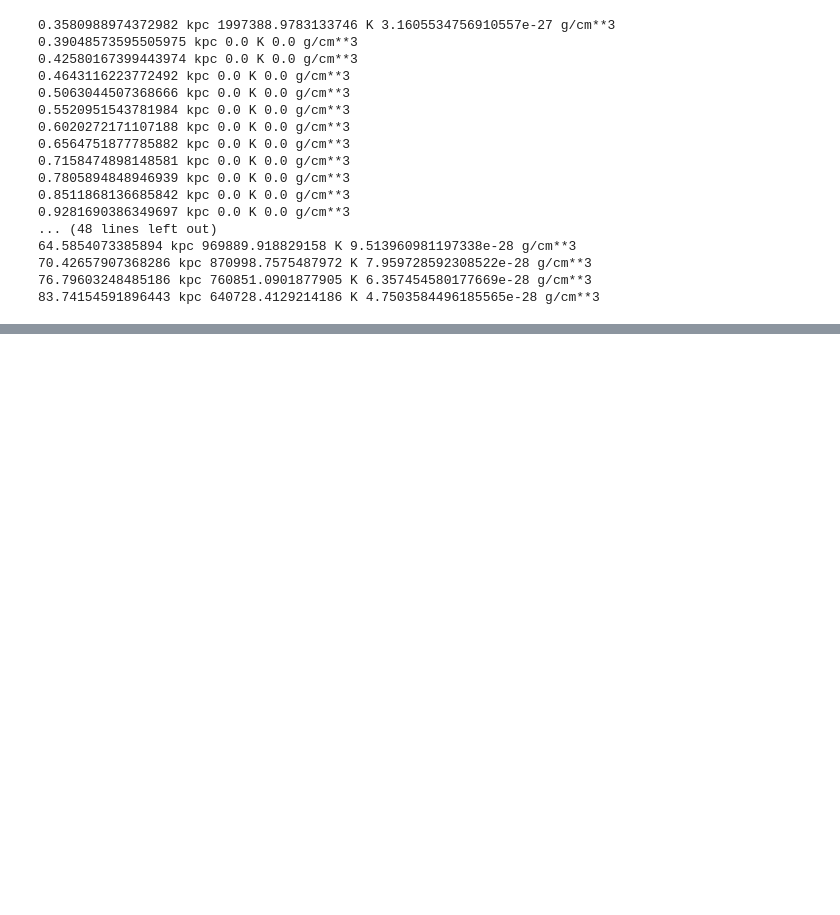
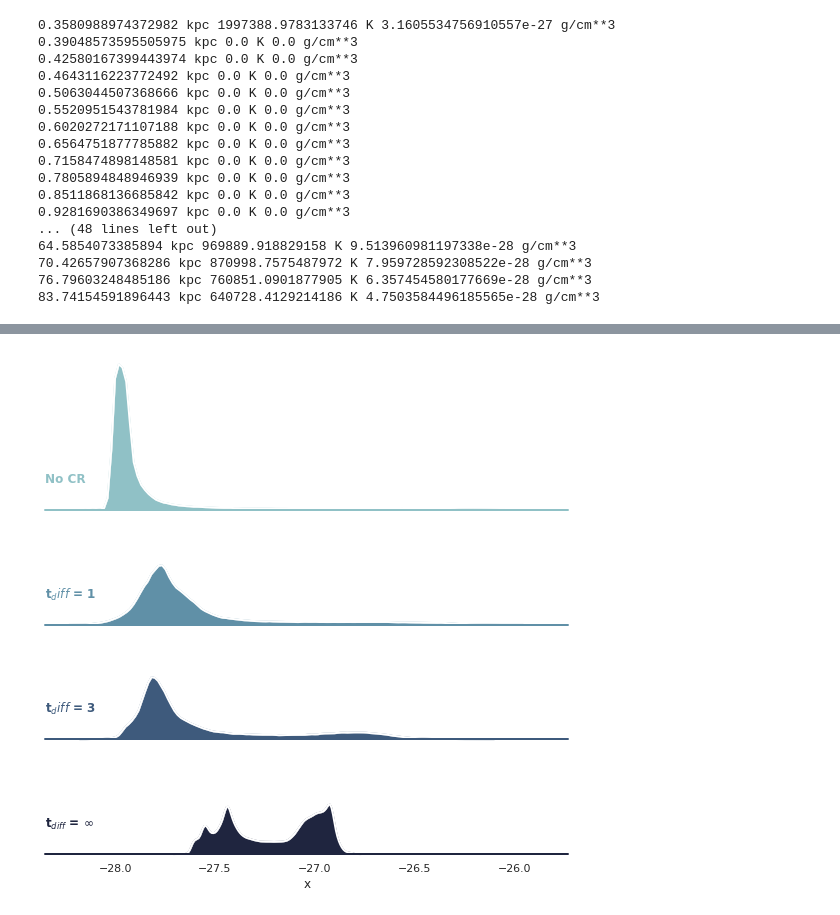
Before and after one commit to ibutsky/thermal_instabilities, a Jupyter notebook: analysis/test.ipynb, the cells around one changed output, grey strips where cells are left out. Saved outputs shown, nothing was run; the diff lists cells and outputs as text; code cells hidden in the pictures; blank space fills up the shorter version.

```diff
--- a/analysis/test.ipynb
+++ b/analysis/test.ipynb
@@ -836,0 +597,8 @@ kappa.in_units('cm**2 / s')
+# %%
+sim_list = ['isocool_tctf_0.3_beta_100.0', 'isocool_tctf_0.3_beta_100.0_cr_1.0_tdiff_1.0', \
+            'isocool_tctf_0.3_beta_100.0_cr_1.0_tdiff_3.0', 'isocool_tctf_0.3_beta_100.0_cr_1.0']
+label_list = ['No CR','t$_diff$ = 1', 't$_diff$ = 3', 't$_{diff}$ = $\infty$']
+
+x, g = format_data_for_pdf('density', 80, sim_list, label_list)
+create_pdf_plot(x, g, len(sim_list), bw = 'scott')
+# %% [output]
@@ -836,0 +622 @@ kappa.in_units('cm**2 / s')
+[figure, added]
```
Also changed, not shown: parts of 52 cells of this notebook, 9 other files.
